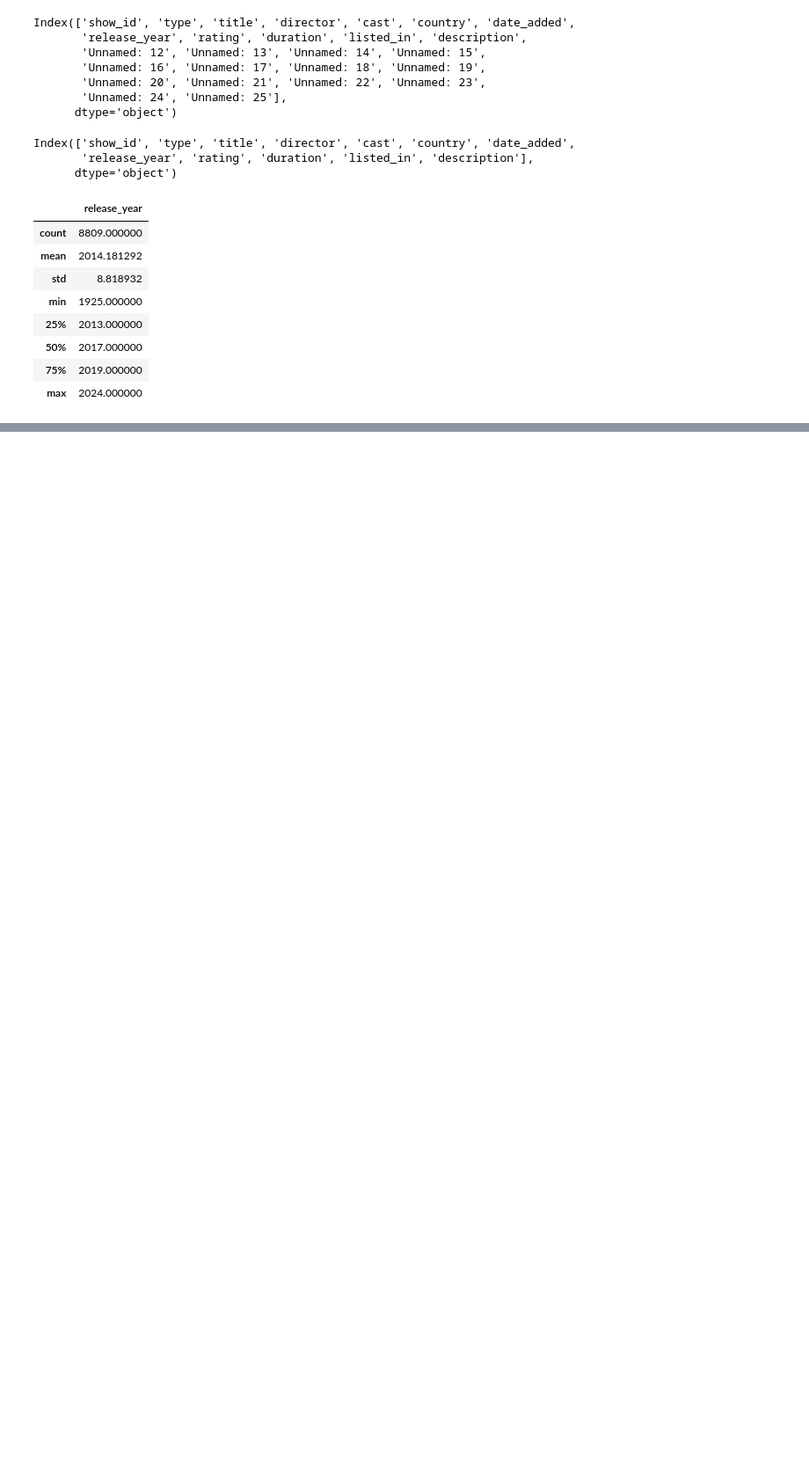
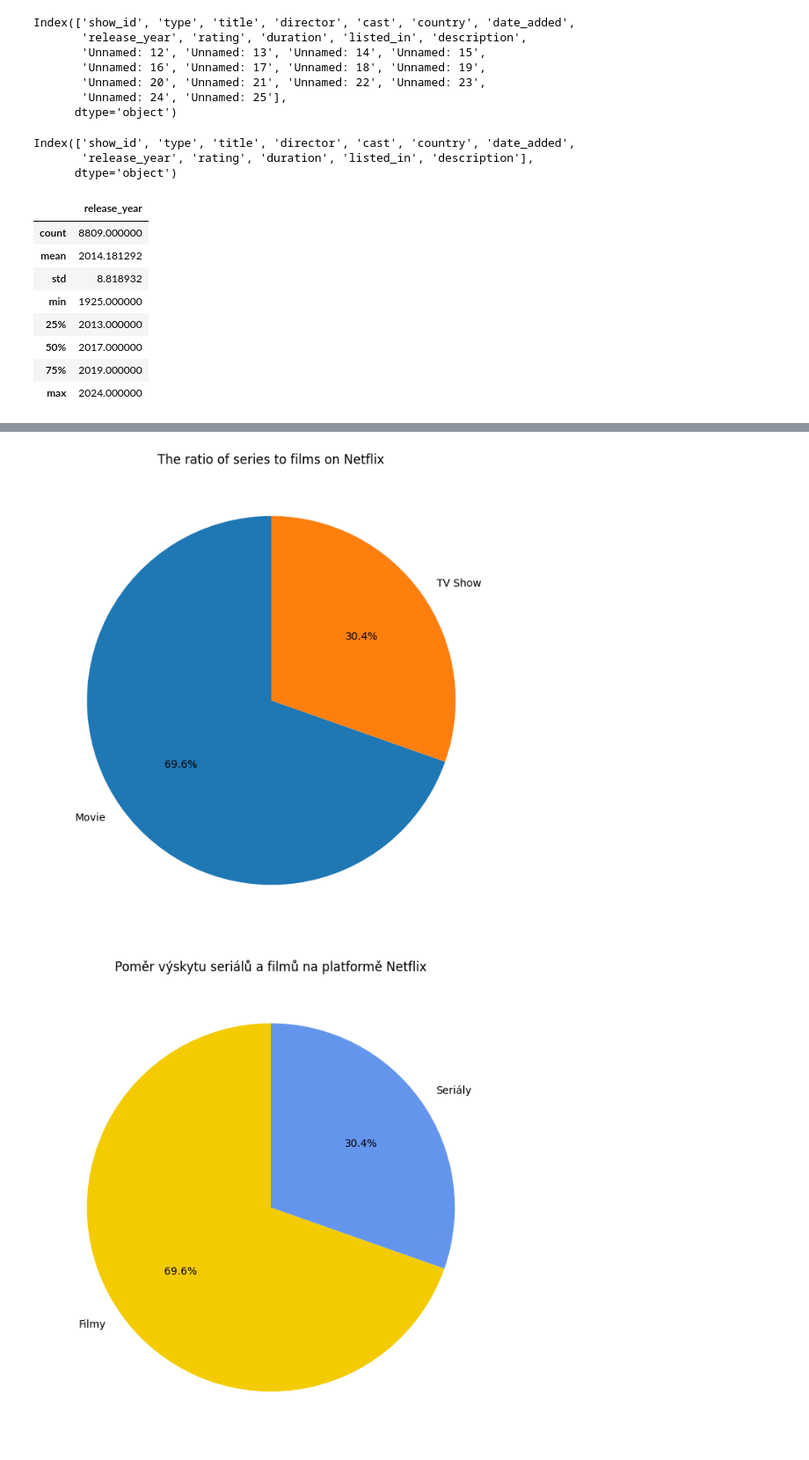
Before and after one commit to ondrejsvorc/UJEP, a Jupyter notebook: MSW/2/2.ipynb, the cells around one changed output, grey strips where cells are left out. Shown: that part at 88% size. Cells and saved outputs as stored; diff of their text form; code cells hidden in the pictures; blank space fills up the shorter version.

```diff
--- a/MSW/2/2.ipynb
+++ b/MSW/2/2.ipynb
@@ -61,3 +64,37 @@ data.head(10)
 | 7 | s8 | Movie | Sankofa | Haile Gerima | Kofi Ghanaba, Oyafunmike Ogunlano... | United States, Ghana, Burkina Fas... | September 24, 2021 | 1993 | TV-MA | 125 min | ... |
 | 8 | s9 | TV Show | The Great British Baking Show | Andy Devonshire | Mel Giedroyc, Sue Perkins, Mary B... | United Kingdom | September 24, 2021 | 2021 | TV-14 | 9 Seasons | ... |
 | 9 | s10 | Movie | The Starling | Theodore Melfi | Melissa McCarthy, Chris O'Dowd, K... | United States | September 24, 2021 | 2021 | PG-13 | 104 min | ... |
+# %%
+content_type_counts = data["type"].value_counts()
+
+# Přeložené anglické popisky
+custom_labels_czech = [
+    "Filmy",
+    "Seriály",
+]
+
+# Originální graf
+plt.figure(figsize=(14, 8))
+plt.pie(
+    content_type_counts,
+    labels=content_type_counts.index,
+    autopct="%1.1f%%",
+    startangle=90,
+)
+plt.title("The ratio of series to films on Netflix")
+plt.show()
+
+# Graf přeložený do češtiny
+plt.figure(figsize=(14, 8))
+plt.pie(
+    content_type_counts,
+    labels=custom_labels_czech,
+    autopct="%1.1f%%",
+    startangle=90,
+    colors=["#F3CB00", "#6495ED"],
+)
+plt.title("Poměr výskytu seriálů a filmů na platformě Netflix")
+plt.show()
+# %% [output]
+[figure, added]
+[figure, added]
```
Also changed, not shown: parts of 8 cells of this notebook.
